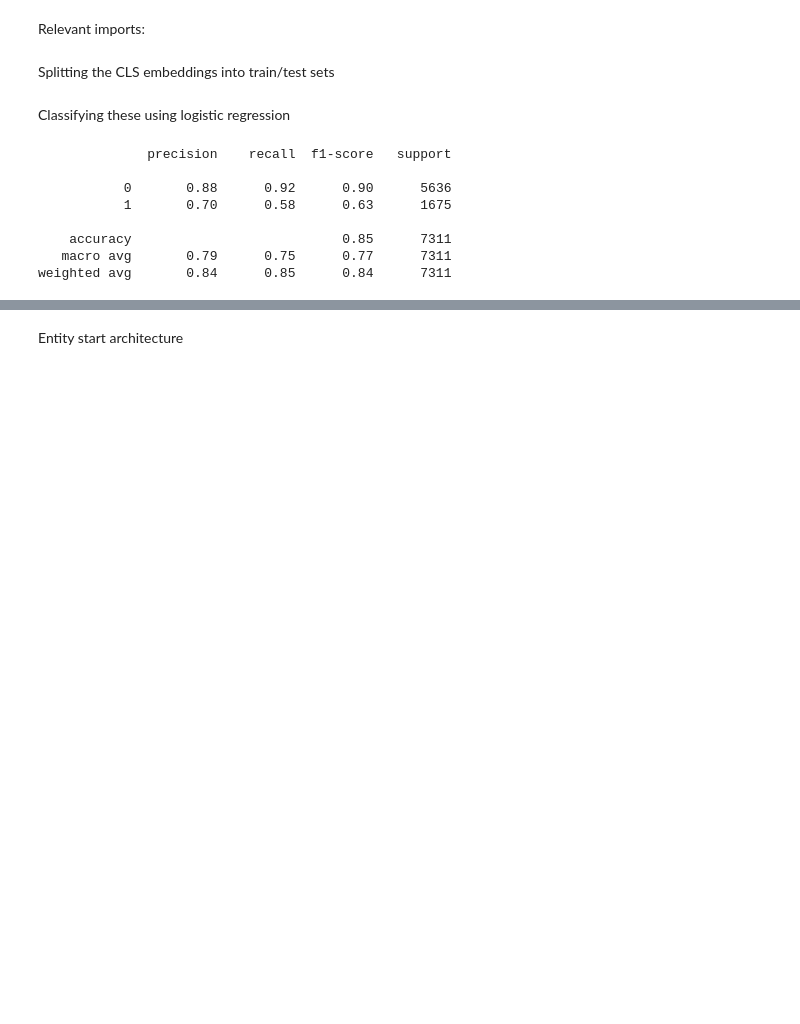
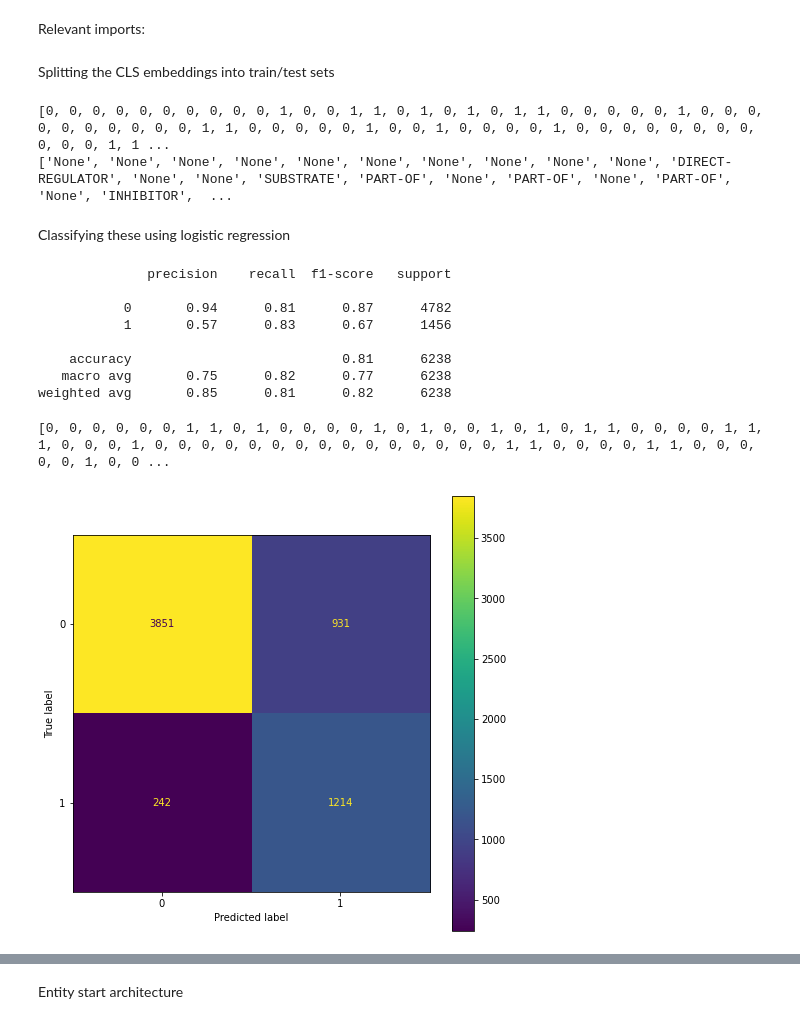
Before and after one commit to ChloeMorgana/Dissertation-Project, a Jupyter notebook: PubMedBERT.ipynb, the cells around one changed output, grey strips where cells are left out. Saved outputs shown, nothing was run; the diff lists cells and outputs as text; code cells hidden in the pictures; blank space fills up the shorter version.

```diff
--- a/PubMedBERT.ipynb
+++ b/PubMedBERT.ipynb
@@ -568,8 +602,8 @@ np.save("entity_embeddings.npy",entity_embeddings)
 np.save("dev_cls.npy",dev_cls)
 np.save("dev_ent.npy",dev_ent)
 # %%
-cls_embeddings = np.load("cls_embeddings.npy")
-entity_embeddings = np.load("entity_embeddings.npy")
+cls_embeddings = np.load("cls.npy")
+entity_embeddings = np.load("entity.npy")
 
 dev_cls = np.load("dev_cls.npy")
 dev_ent = np.load("dev_ent.npy")
@@ -609,32 +649,46 @@ target_labels = list(set([r['type'] for doc in docs for r in doc['relations']]))
 Splitting the CLS embeddings into train/test sets
 # %%
 #Splits the sentences into training and test sets for binary classification
-cls_train_features, cls_test_features, cls_train_labels, cls_test_labels = train_test_split(cls_embeddings, labels)
+#cls_train_features, cls_test_features, cls_train_labels, cls_test_labels = train_test_split(cls_embeddings, labels)
+print(labels)
+print(classes)
+# %% [output]
+[0, 0, 0, 0, 0, 0, 0, 0, 0, 0, 1, 0, 0, 1, 1, 0, 1, 0, 1, 0, 1, 1, 0, 0, 0, 0, 0, 1, 0, 0, 0, 0, 0, 0, 0, 0, 0, 0, 1, 1, 0, 0, 0, 0, 0, 1, 0, 0, 1, 0, 0, 0, 0, 1, 0, 0, 0, 0, 0, 0, 0, 0, 0, 0, 0, 1, 1 ...
+['None', 'None', 'None', 'None', 'None', 'None', 'None', 'None', 'None', 'None', 'DIRECT-REGULATOR', 'None', 'None', 'SUBSTRATE', 'PART-OF', 'None', 'PART-OF', 'None', 'PART-OF', 'None', 'INHIBITOR',  ...
 # %% [markdown]
 Classifying these using logistic regression
 # %%
 #Defines a logistic regression classifier
-lr_clf = LogisticRegression(solver='saga')
+lr_clf = LogisticRegression(solver='saga', class_weight = 'balanced')
 
 #Fits the model to the training data
-lr_clf.fit(cls_train_features, cls_train_labels)
-#lr_clf.fit(cls_embeddings, labels)
+#lr_clf.fit(cls_train_features, cls_train_labels)
+lr_clf.fit(cls_embeddings, labels)
 
 #Tests the model using the test data
-lr_clf.score(cls_test_features, cls_test_labels)
-#lr_clf.score(dev_cls, dev_labels)
+#lr_clf.score(cls_test_features, cls_test_labels)
+lr_clf.score(dev_cls, dev_labels)
 
-print(classification_report(cls_test_labels, lr_clf.predict(cls_test_features)))
-#print(classification_report(dev_labels, lr_clf.predict(dev_cls)))
+#print(classification_report(cls_test_labels, lr_clf.predict(cls_test_features)))
+print(classification_report(dev_labels, lr_clf.predict(dev_cls)))
 # %% [output]
               precision    recall  f1-score   support
 
-           0       0.88      0.92      0.90      5636
-           1       0.70      0.58      0.63      1675
+           0       0.94      0.81      0.87      4782
+           1       0.57      0.83      0.67      1456
 
-    accuracy                           0.85      7311
-   macro avg       0.79      0.75      0.77      7311
-weighted avg       0.84      0.85      0.84      7311
+    accuracy                           0.81      6238
+   macro avg       0.75      0.82      0.77      6238
+weighted avg       0.85      0.81      0.82      6238
+# %%
+fig, ax = plt.subplots(figsize=(8, 8))
+#plot_confusion_matrix(lr_clf, cls_test_features, cls_test_labels, ax=ax)
+#print(dev_labels)
+plot_confusion_matrix(lr_clf, dev_cls, dev_labels, ax=ax)
+plt.show()
+# %% [output]
+[0, 0, 0, 0, 0, 0, 1, 1, 0, 1, 0, 0, 0, 0, 1, 0, 1, 0, 0, 1, 0, 1, 0, 1, 1, 0, 0, 0, 0, 1, 1, 1, 0, 0, 0, 1, 0, 0, 0, 0, 0, 0, 0, 0, 0, 0, 0, 0, 0, 0, 0, 1, 1, 0, 0, 0, 0, 1, 1, 0, 0, 0, 0, 0, 1, 0, 0 ...
+[figure, added]
 # %%
 rel_labels = []
 pos_embeddings = []
```
Also changed, not shown: parts of 18 cells of this notebook.
